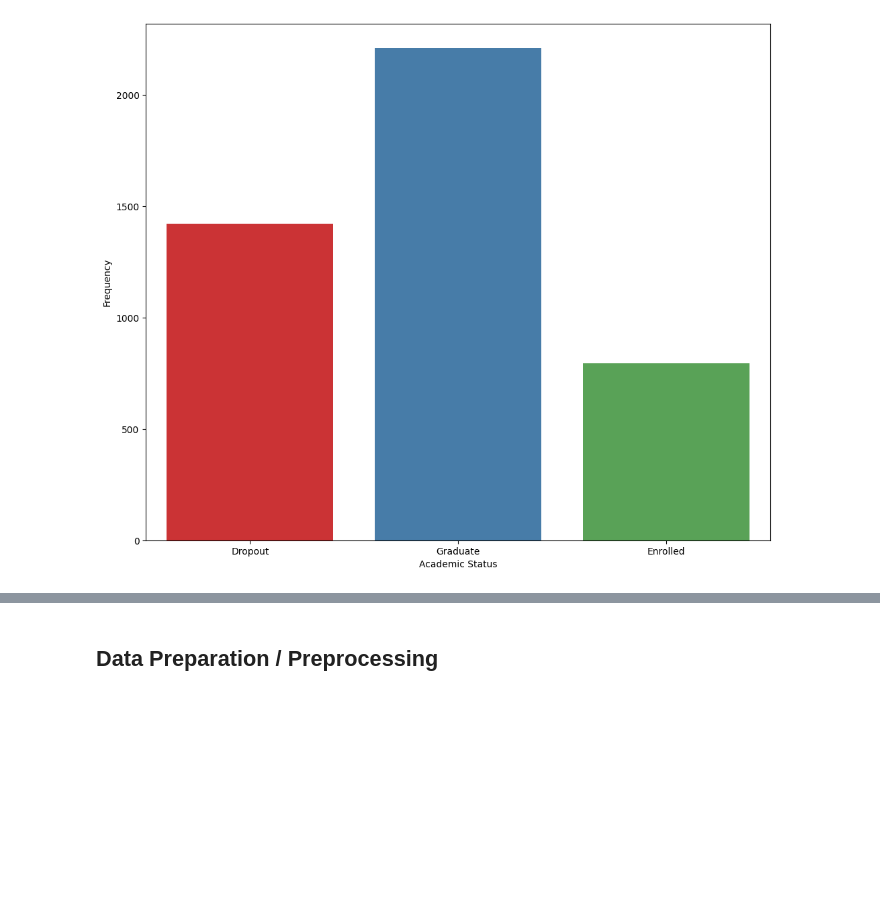
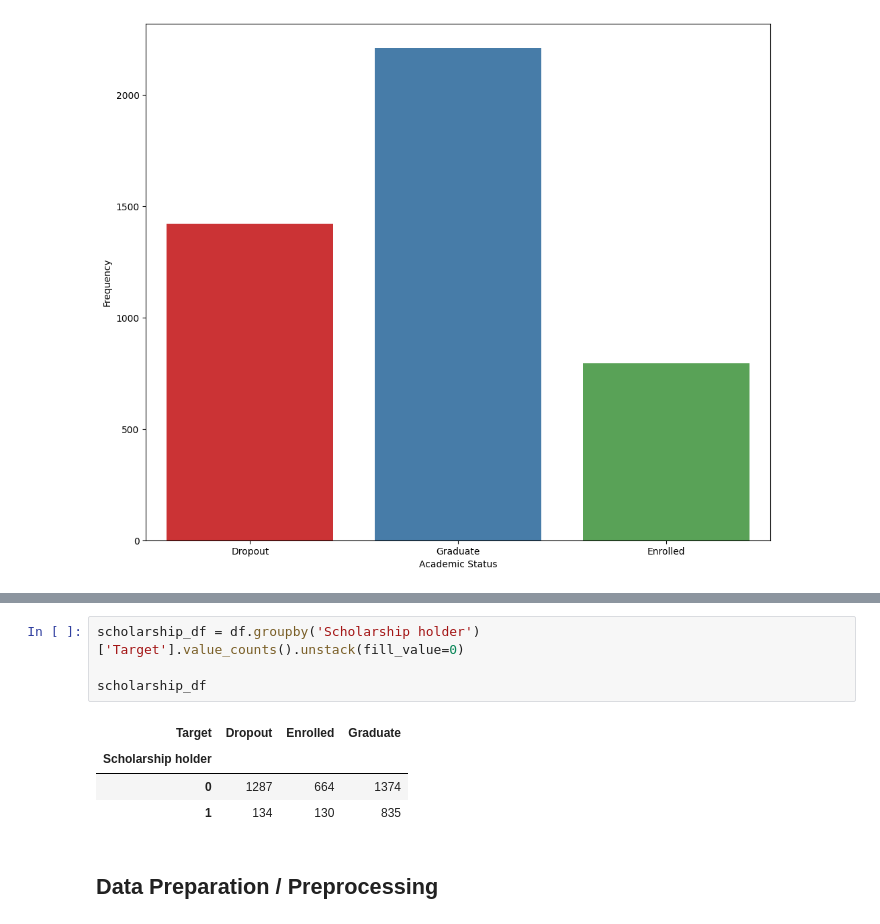
Before and after one commit to Sulbae/Student-s-Performances-Dashboard, a Jupyter notebook: notebook.ipynb, the cells around one changed output, grey strips where cells are left out. Drawn from its saved outputs; the diff is of its cells as text; blank space fills up the shorter version.

```diff
--- a/notebook.ipynb
+++ b/notebook.ipynb
@@ -693,3 +772,12 @@ Passing `palette` without assigning `hue` is deprecated and will be removed in v
+# %%
+scholarship_df = df.groupby('Scholarship holder')['Target'].value_counts().unstack(fill_value=0)
+
+scholarship_df
+# %% [output]
+| Target | Dropout | Enrolled | Graduate |
+| Scholarship holder |  |  |  |
+| 0 | 1287 | 664 | 1374 |
+| 1 | 134 | 130 | 835 |
 # %% [markdown]
 ## Data Preparation / Preprocessing
 # %% [markdown]
```
Also changed, not shown: parts of 14 cells of this notebook.
